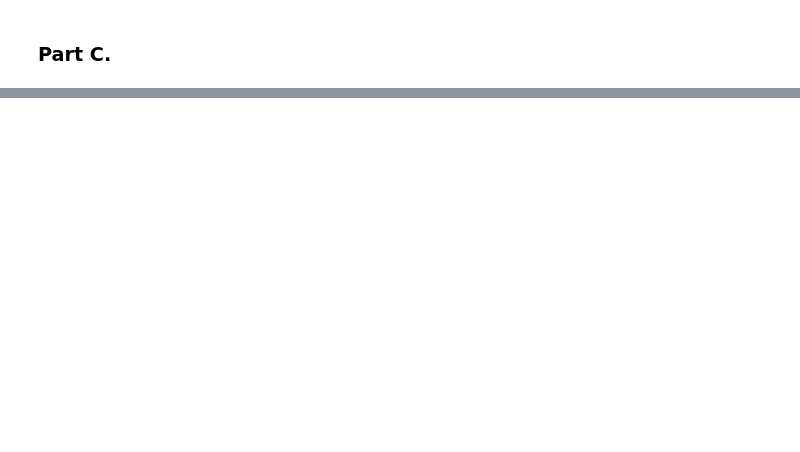
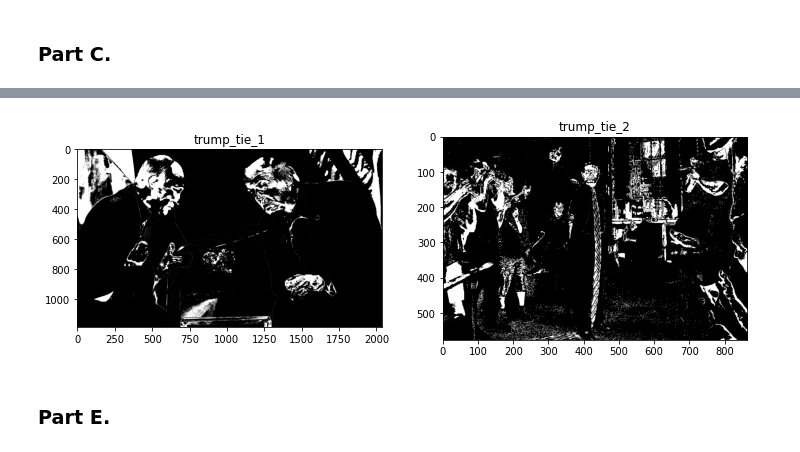
Before and after one commit to nahbos/AUT-Pattern-Recognition, a Jupyter notebook: SPR_HW2/EX02_Q6.ipynb, the cells around one changed output, grey strips where cells are left out. Drawn from its saved outputs; the diff is of its cells as text; code cells hidden in the pictures; blank space fills up the shorter version.

```diff
--- a/SPR_HW2/EX02_Q6.ipynb
+++ b/SPR_HW2/EX02_Q6.ipynb
@@ -244,0 +210,40 @@ im2.save("./detected4.jpg")
+# %%
+def cal_distance(img_name, prototypes):
+    distances = []
+    img = Image.open('./inputs/P6/{}'.format(img_name))
+    w, h = img.size
+
+    for proto in prototypes:
+        mean = np.zeros([h, w, 3],dtype=np.uint8)
+        for i in range(mean.shape[0]):
+            for j in range(mean.shape[1]):
+                mean[i][j] = proto
+
+# ------- To have a perceptually uniform color space, we can convert RGB to Lab --------
+#         mean_lab = cv2.cvtColor(mean.astype(np.float32) / 255, cv2.COLOR_RGB2Lab)
+#         img_lab = cv2.cvtColor(img.astype(np.float32) / 255, cv2.COLOR_RGB2Lab)
+#         delta_E = colour.delta_E(img_lab, mean_lab)
+# --------------------------------------------------------------------------------------
+
+        dis = np.linalg.norm(img - mean, axis=2)
+        distances.append(dis)
+
+    return distances, h, w
+# %%
+fig, ax = plt.subplots(1, 2, figsize=(12, 50))
+images = ['trump_tie_1.jpg', 'trump_tie_2.jpg']
+
+for k in range(2):
+    distances, h, w = cal_distance(images[k], [skin_prototype, noSkin_prototype])
+    blank = np.zeros((h, w), dtype=int)
+    for j in range(0, h):
+        for i in range(0, w):
+            idx = np.argmin([distances[0][j][i] + 60, distances[1][j][i]])
+            blank[j][i] = 0 if idx == 1 else 255
+
+    ax[k].imshow(blank, cmap='gray')
+    ax[k].set_title('{}'.format(images[k].split('.')[0]))
+# %% [output]
+[figure, added]
+# %% [markdown]
+### Part E.
```
Also changed, not shown: parts of 23 cells of this notebook.
